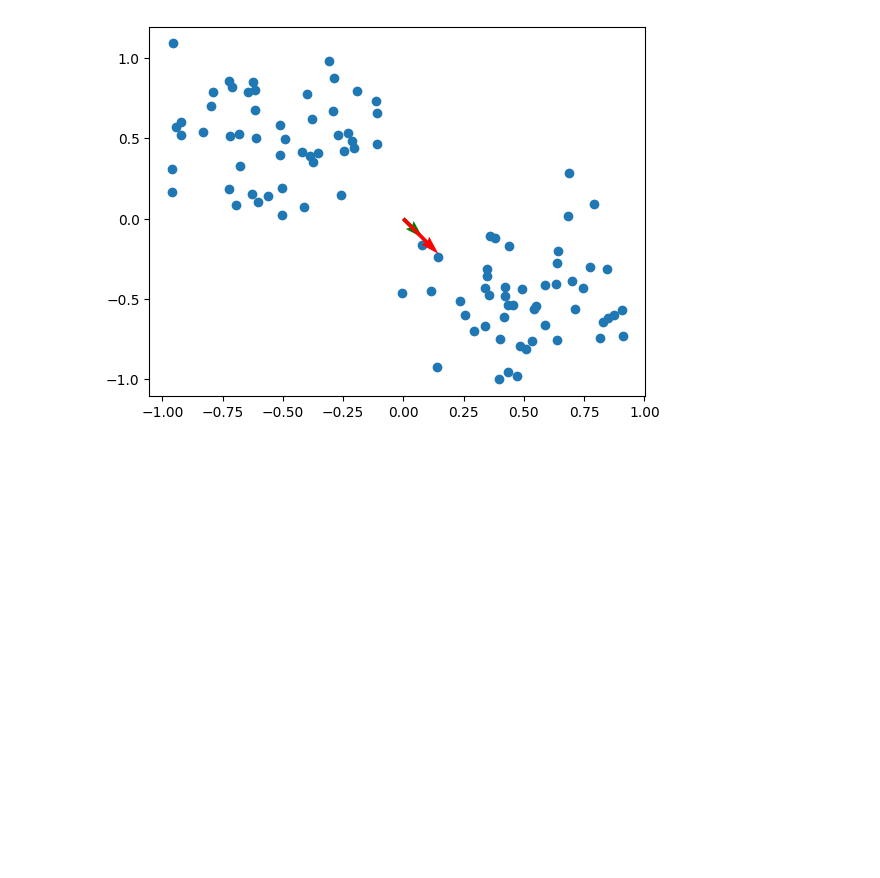
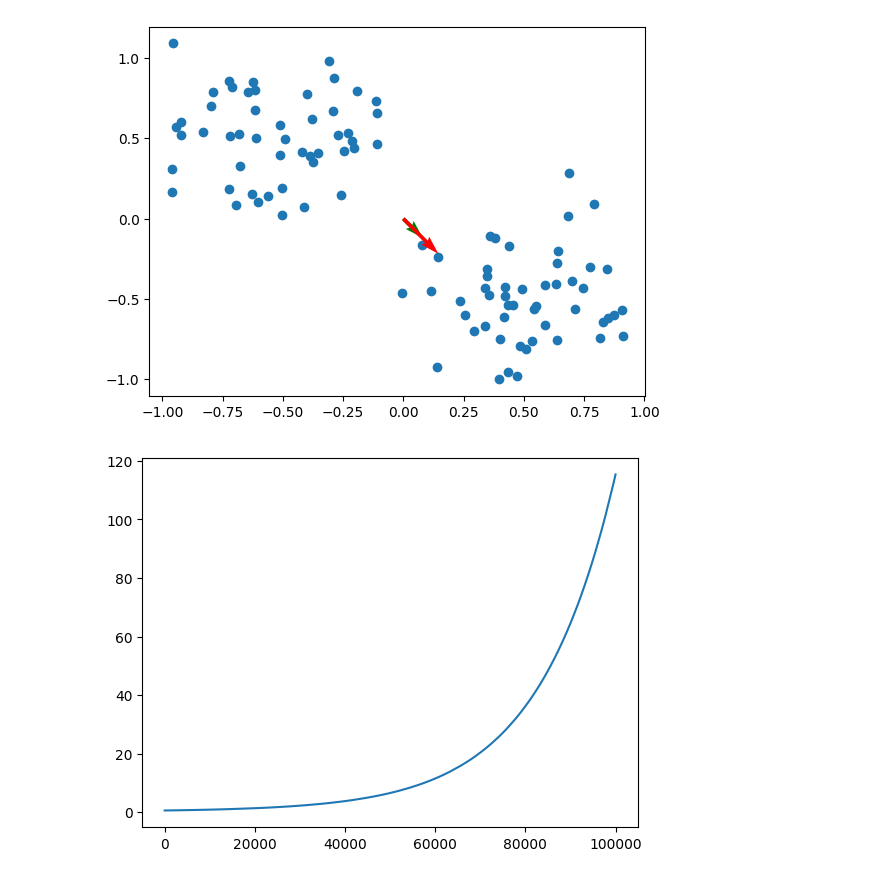
Before and after one commit to JacopoRaffi/CNS_Assignments, a Jupyter notebook: LAB2/main.ipynb, the cells around one changed output. Cells and saved outputs as stored; diff of their text form; code cells hidden in the pictures; blank space fills up the shorter version.

```diff
--- a/LAB2/main.ipynb
+++ b/LAB2/main.ipynb
@@ -37,13 +17,14 @@ array([[ 0.74589  , -0.43265  ],
 RANDOM_STATE = 42
 rand_gen = np.random.default_rng(RANDOM_STATE)
 
-
-max_epochs = 10000
+max_epochs = 1000
 epoch = 0
 norm_distance = np.inf
 threshold = 1e-8
-eta = 0.00001
+eta = 1e-4
 w = rand_gen.uniform(-1, 1, 2) # input is 2-dimension
+w_history = [w]
+norm_history = []
 # %%
 w
 # %% [output]
@@ -57,6 +38,8 @@ while (epoch < max_epochs) and (norm_distance > threshold):
         v = np.inner(w, u) # compute output v
         delta_w = (eta * v * u) # compute the delta W
         w = w + delta_w # update the weights
+        w_history.append(w)
+        norm_history.append(np.linalg.norm(w))
 
     norm_distance = np.linalg.norm(w_old - w)
     epoch += 1
@@ -98,3 +76,8 @@ plt.quiver(*origin, eigvec[:, i_max_eigval][0], eigvec[:, i_max_eigval][1],  col
 plt.show()
 # %% [output]
 [figure]
+# %%
+plt.plot(range(0, (100*epoch+1)), [w[0] for w in w_history])
+plt.show()
+# %% [output]
+[figure, added]
```
Also changed, not shown: parts of 8 cells of this notebook.
